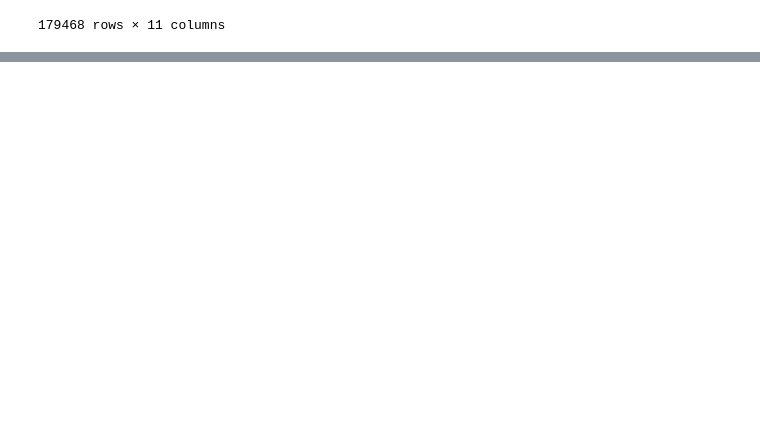
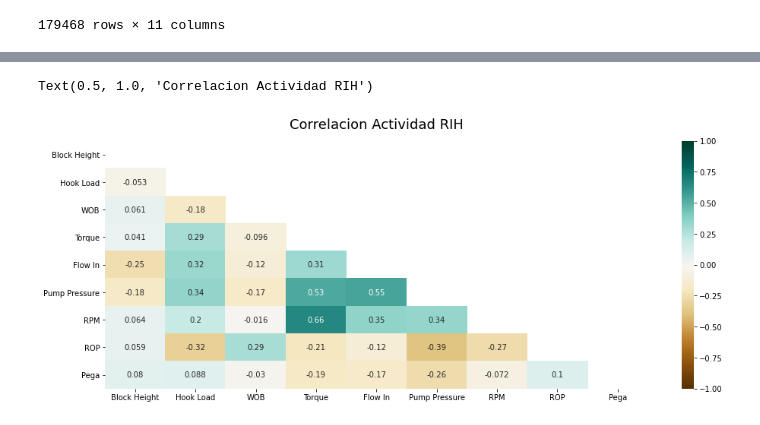
Before and after one commit to diegojeda/Proyecto-Maestria, a Jupyter notebook: Data Final/EDA.ipynb, the cells around one changed output, grey strips where cells are left out. Cells and saved outputs as stored; diff of their text form; code cells hidden in the pictures; blank space fills up the shorter version.

```diff
--- a/Data Final/EDA.ipynb
+++ b/Data Final/EDA.ipynb
@@ -502,0 +502,12 @@ sns.pairplot(df, hue="Actividad",diag_kind="hist",height=1.5)
+# %%
+# realizaremos mapas de calor de Pearson para ver correlaciones
+# df.loc[df["Actividad"]=="RIH"]
+
+plt.figure(figsize=(16, 6))
+# define the mask to set the values in the upper triangle to True
+mask = np.triu(np.ones_like(df.loc[df["Actividad"]=="RIH"].corr(), dtype=np.bool))
+heatmap = sns.heatmap(df.loc[df["Actividad"]=="RIH"].corr(), mask=mask, vmin=-1, vmax=1, annot=True, cmap='BrBG')
+heatmap.set_title('Correlacion Actividad RIH', fontdict={'fontsize':18}, pad=16)
+# %% [output]
+Text(0.5, 1.0, 'Correlacion Actividad RIH')
+[figure, added]
```
Also changed, not shown: parts of 13 cells of this notebook, 8 other files.
